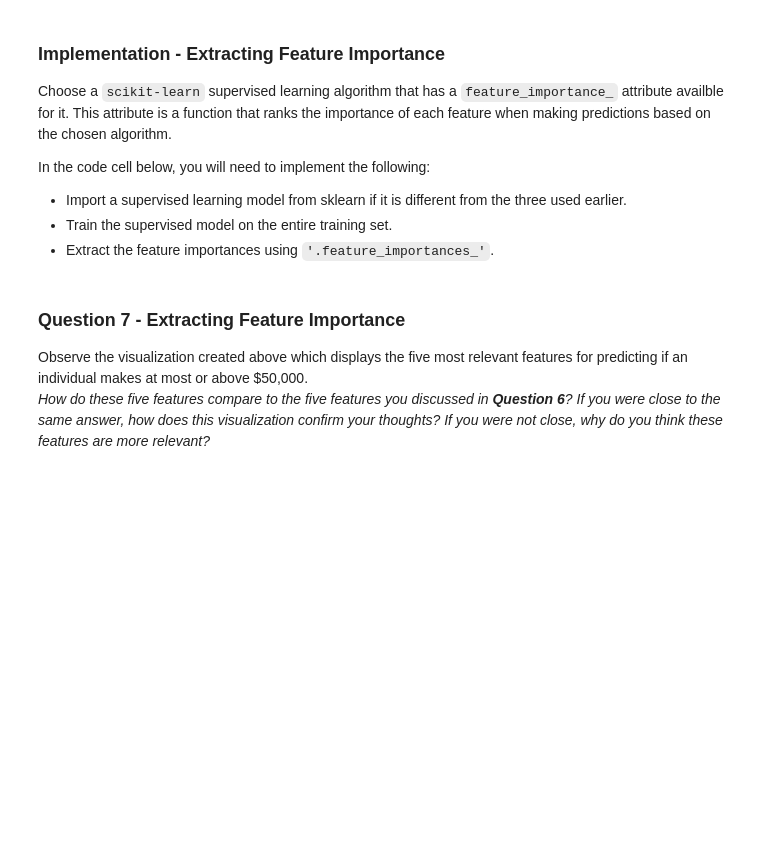
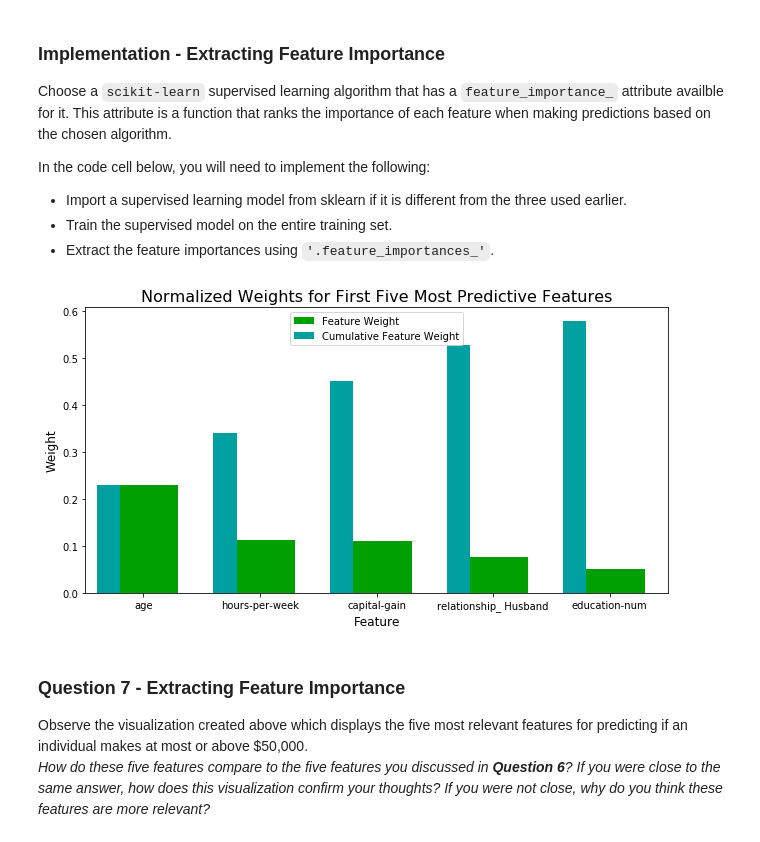
Before and after one commit to Talhasg/machine-learning, a Jupyter notebook: projects/finding_donors/finding_donors.ipynb, the cells around one changed output. Cells and saved outputs as stored; diff of their text form; code cells hidden in the pictures; blank space fills up the shorter version.

```diff
--- a/projects/finding_donors/finding_donors.ipynb
+++ b/projects/finding_donors/finding_donors.ipynb
@@ -478,15 +508,19 @@ In the code cell below, you will need to implement the following:
  - Extract the feature importances using `'.feature_importances_'`.
 # %%
 # TODO: Import a supervised learning model that has 'feature_importances_'
+from sklearn.ensemble import RandomForestClassifier
 
 # TODO: Train the supervised model on the training set
-model = None
+model = RandomForestClassifier()
+model.fit(X_train,y_train.values.ravel())
 
 # TODO: Extract the feature importances
-importances = None
+importances = model.feature_importances_
 
 # Plot
 vs.feature_plot(importances, X_train, y_train)
+# %% [output]
+[figure, added]
 # %% [markdown]
 ### Question 7 - Extracting Feature Importance
 
```
Also changed, not shown: parts of 19 cells of this notebook, 2 other files.
